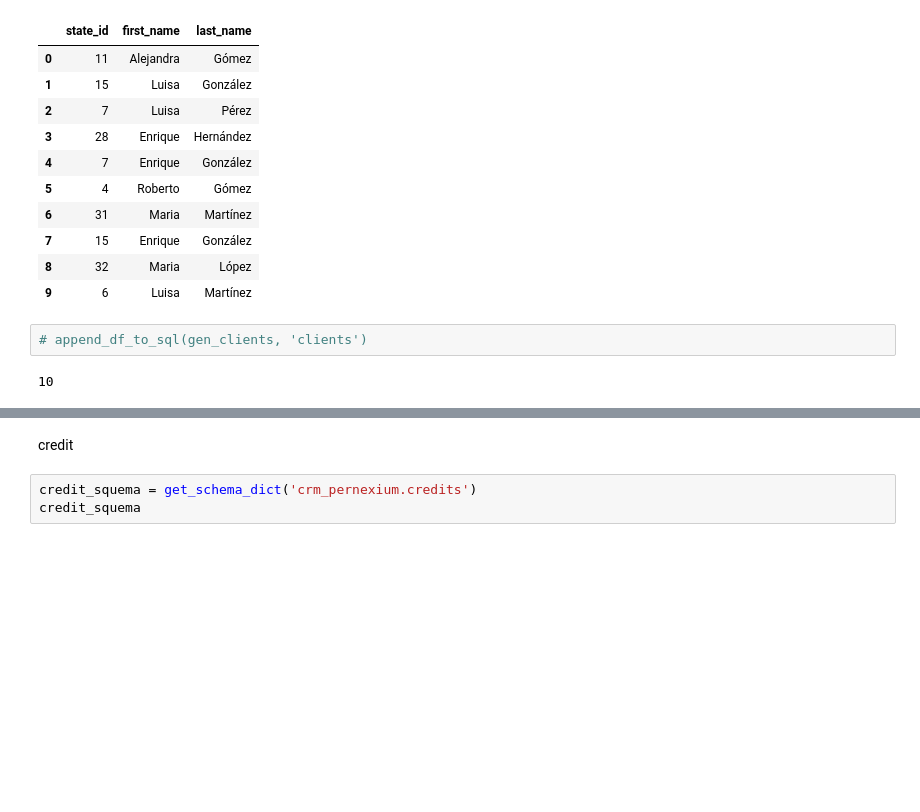
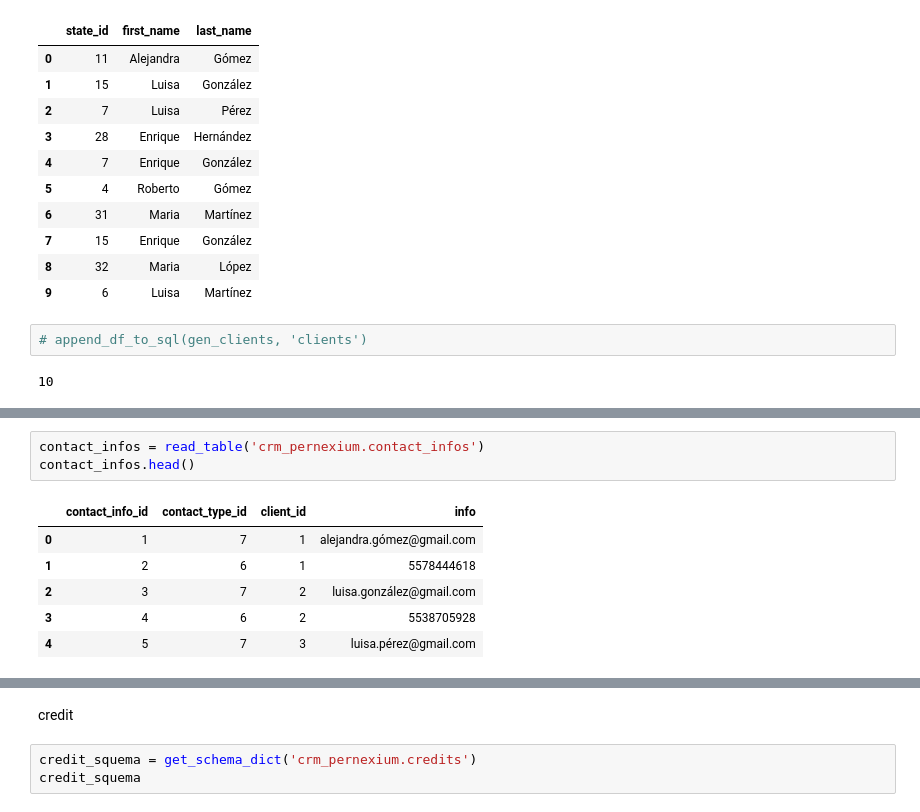
Before and after one commit to Pernexium/crm_pernexium, a Jupyter notebook: data/generacion_random_registros_crm_pernexium.ipynb, the cells around one changed output, grey strips where cells are left out. Cells and saved outputs as stored; diff of their text form; blank space fills up the shorter version.

```diff
--- a/data/generacion_random_registros_crm_pernexium.ipynb
+++ b/data/generacion_random_registros_crm_pernexium.ipynb
@@ -104,0 +166,10 @@ gen_clients
+# %%
+contact_infos = read_table('crm_pernexium.contact_infos')
+contact_infos.head()
+# %% [output]
+|  | contact_info_id | contact_type_id | client_id | info |
+| 0 | 1 | 7 | 1 | alejandra.gómez@gmail.com |
+| 1 | 2 | 6 | 1 | 5578444618 |
+| 2 | 3 | 7 | 2 | luisa.gonzález@gmail.com |
+| 3 | 4 | 6 | 2 | 5538705928 |
+| 4 | 5 | 7 | 3 | luisa.pérez@gmail.com |
```
Also changed, not shown: parts of 14 cells of this notebook.
